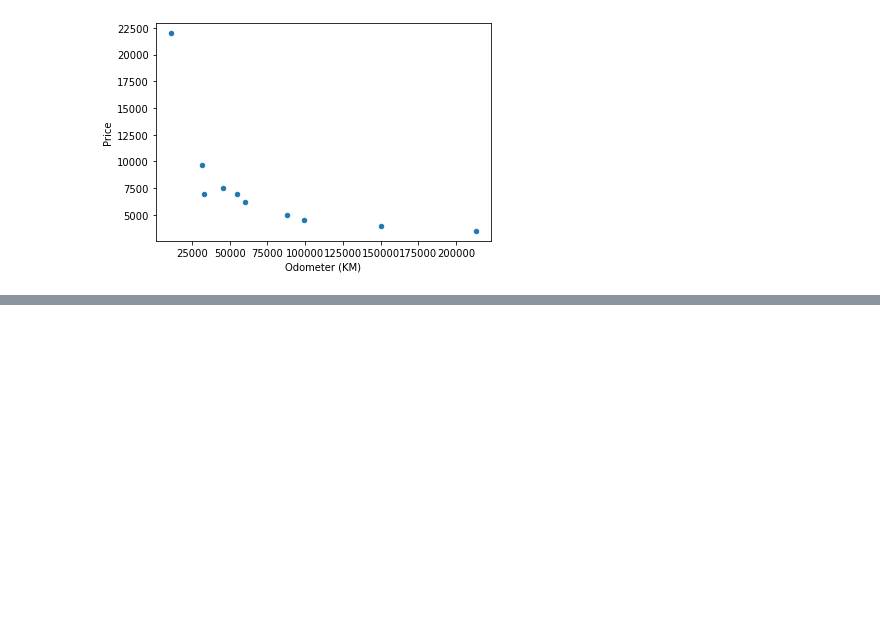
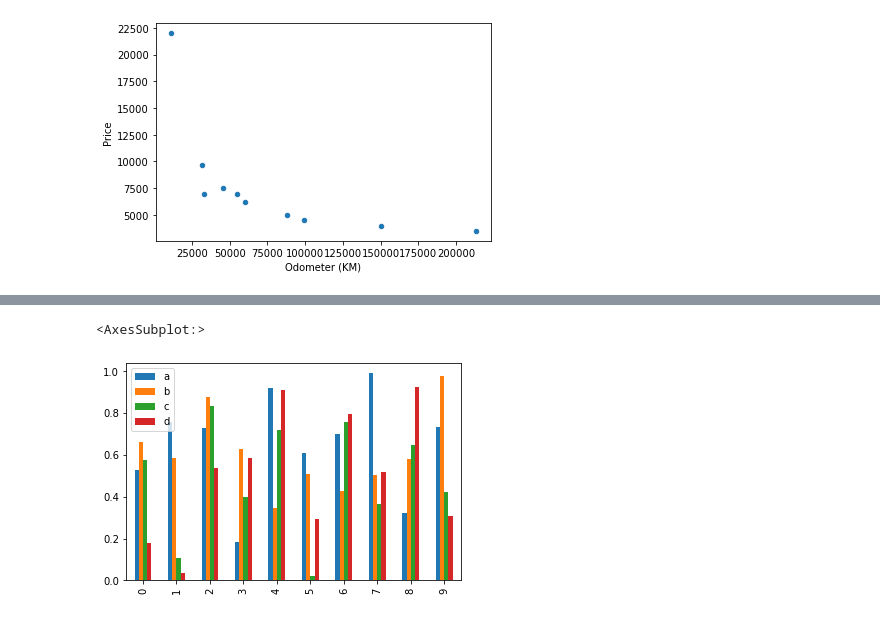
Before and after one commit to bhupendpatil/Practice, a Jupyter notebook: Data Analysis/Matplotlib/introduction-to-matplotlib.ipynb, the cells around one changed output, grey strips where cells are left out. Cells and saved outputs as stored; diff of their text form; code cells hidden in the pictures; blank space fills up the shorter version.

```diff
--- a/Data Analysis/Matplotlib/introduction-to-matplotlib.ipynb
+++ b/Data Analysis/Matplotlib/introduction-to-matplotlib.ipynb
@@ -280,0 +305,5 @@ car_sales.plot(x="Odometer (KM)",y="Price",kind="scatter")
+# %%
+df.plot(kind="bar")
+# %% [output]
+<AxesSubplot:>
+[figure, added]
```
Also changed, not shown: parts of 12 cells of this notebook.
